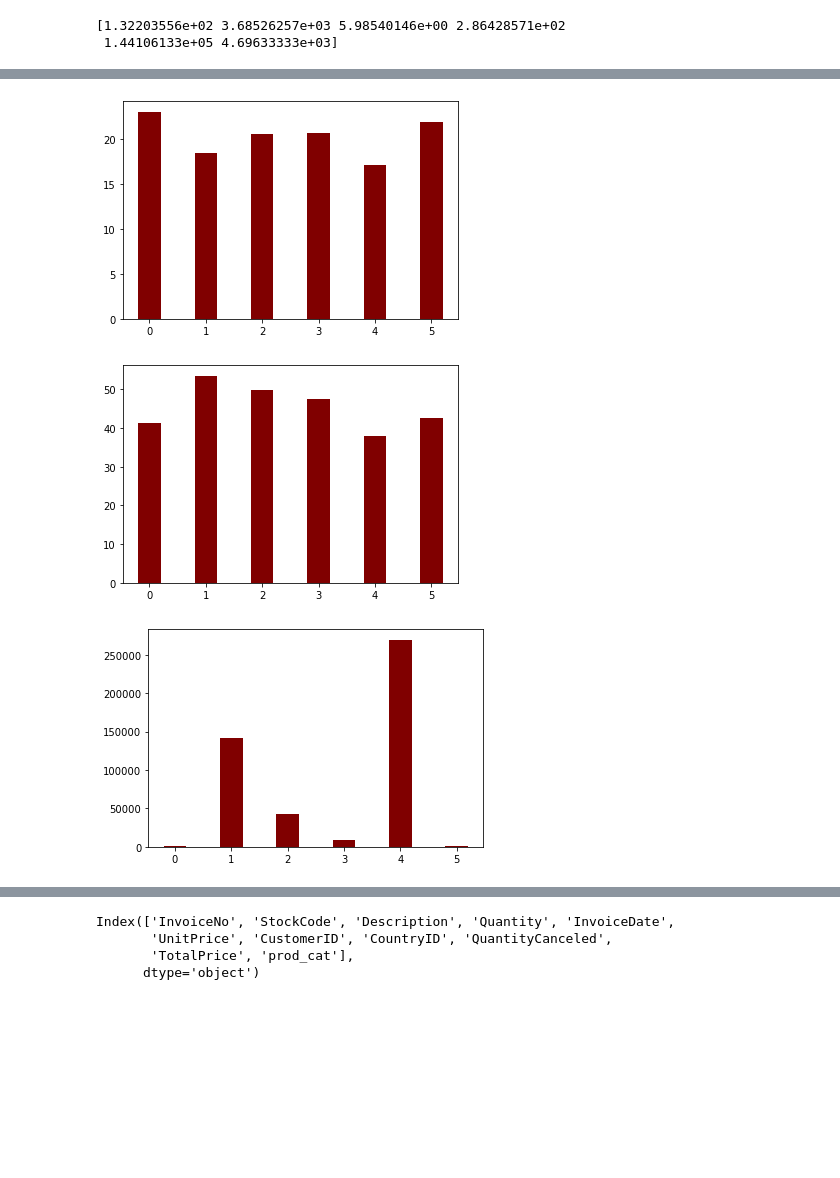
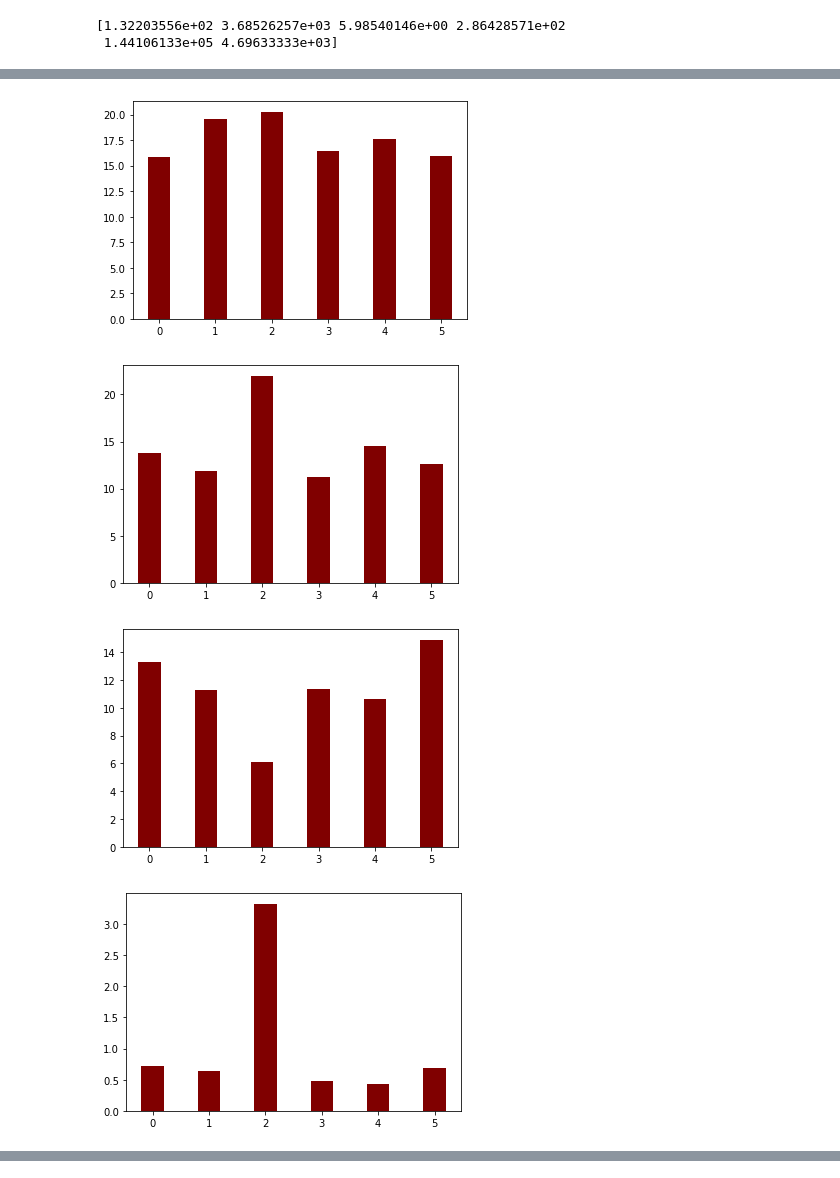
Before and after one commit to vaibhavviking/customer_segmentation, a Jupyter notebook: data_exploration_and_processing.ipynb, the cells around one changed output, grey strips where cells are left out. Cells and saved outputs as stored; diff of their text form; code cells hidden in the pictures; blank space fills up the shorter version.

```diff
--- a/data_exploration_and_processing.ipynb
+++ b/data_exploration_and_processing.ipynb
@@ -377,7 +393,7 @@ prod_np = df_inp.to_numpy().astype('int64')
 # %%
 from sklearn.cluster import KMeans
 
-kmeans = KMeans(init='k-means++', n_clusters=7, n_init=1000)
+kmeans = KMeans(init='k-means++', n_clusters=7, n_init=1)
 kmeans.fit(prod_np)
 clusters = kmeans.predict(prod_np)
 
@@ -526,16 +540,6 @@ for key, val in invoice_to_cats.items():
         df_phase7.append(val)
 
 print(df_phase7)
-# %%
-for val in (df_phase7):
-    cat_sum = 0
-    maxx = -1
-    for j in range(3, 7):
-        cat_sum += val[j]
-        maxx = max(maxx, val[j])
-    if maxx > val[8]:
-        print(val)
-        print('nope', maxx, val[7])
 # %%
 cust_to_invoice = {}
 
@@ -548,15 +552,17 @@ for i, row in enumerate(df_phase7):
         cust_to_invoice[cust][5] += row[6]
         cust_to_invoice[cust][6] += row[7]
         cust_to_invoice[cust][7] += row[8]
-        cust_to_invoice[cust][8] = min({cust_to_invoice[cust][8], row[8], 0})
-        cust_to_invoice[cust][9] = max(cust_to_invoice[cust][9], row[8])
-        cust_to_invoice[cust][10] += 1
-        if cust_to_invoice[cust][8] < 0:
-            cust_to_invoice[cust][8] = 0
+        cust_to_invoice[cust][8] += row[9]
+        cust_to_invoice[cust][9] += row[10]
+        cust_to_invoice[cust][10] = min({cust_to_invoice[cust][10], row[9]})
+        cust_to_invoice[cust][11] = max(cust_to_invoice[cust][11], row[9])
+        cust_to_invoice[cust][12] += 1
+        if cust_to_invoice[cust][10] < 0:
+            cust_to_invoice[cust][10] = 0
     else:
         cust_to_invoice[cust] = list([
-            row[0], row[2], row[3], row[4], row[5], row[6], row[7], row[8],
-            row[8], row[8], 1
+            row[0], row[2], row[3], row[4], row[5], row[6], row[7], row[8], row[9],
+            row[10], row[10], row[10], 1
         ])
 
 print(cust_to_invoice)
@@ -564,15 +570,15 @@ print(cust_to_invoice)
 df_phase8 = []
 for key, val in cust_to_invoice.items():
     val2 = [val[i] for i in range(len(val))]
-    val2.append(val[7] / (val[-1] + 0.5))
-    for i in range(2, 7):
-        if val[7] != 0:
-            val2[i] /= (val2[7] + 0.5)
+    val2.append(val[9] / (val[-1] + 0.5))
+    for i in range(2, 9):
+        if val[9] != 0:
+            val2[i] /= (val2[9] + 0.5)
             val2[i] *= 100
         else:
             val2[i] = 0
     df_phase8.append(val2)
 
 print(len(df_phase8[0]))
-# Original Order: Customer ID, Country ID, Cat-0, Cat-1, Cat-2, Cat-3, Cat-4, Total, Min, Max, Mean, Frequency
+# Original Order: Customer ID, Country ID, Cat-0, Cat-1, Cat-2, Cat-3, Cat-4, Cat-5, Cat-6, Total, Min, Max, Mean, Frequency
 # %% [output]
@@ -706,7 +716,7 @@ print(np.array(centers[:, 0]))
 # %%
 # temp[4]=0
 # %%
-for j in range(6):
+for j in range(8):
     temp = centers[:, j]
     plt.bar([i for i in range(6)], temp, color='maroon', width=0.4)
     plt.show()
@@ -717,3 +727,4 @@ for j in range(6):
-[figure, old version]
+[figure, new version]
-[figure, old version]
+[figure, new version]
-[figure, old version]
+[figure, new version]
+[figure, added]
@@ -726,7 +735,0 @@ cust_to_clust
-# %%
-df_phase3.columns
-# %% [output]
-Index(['InvoiceNo', 'StockCode', 'Description', 'Quantity', 'InvoiceDate',
-       'UnitPrice', 'CustomerID', 'CountryID', 'QuantityCanceled',
-       'TotalPrice', 'prod_cat'],
-      dtype='object')
```
Also changed, not shown: parts of 20 cells of this notebook, 1 other file.
